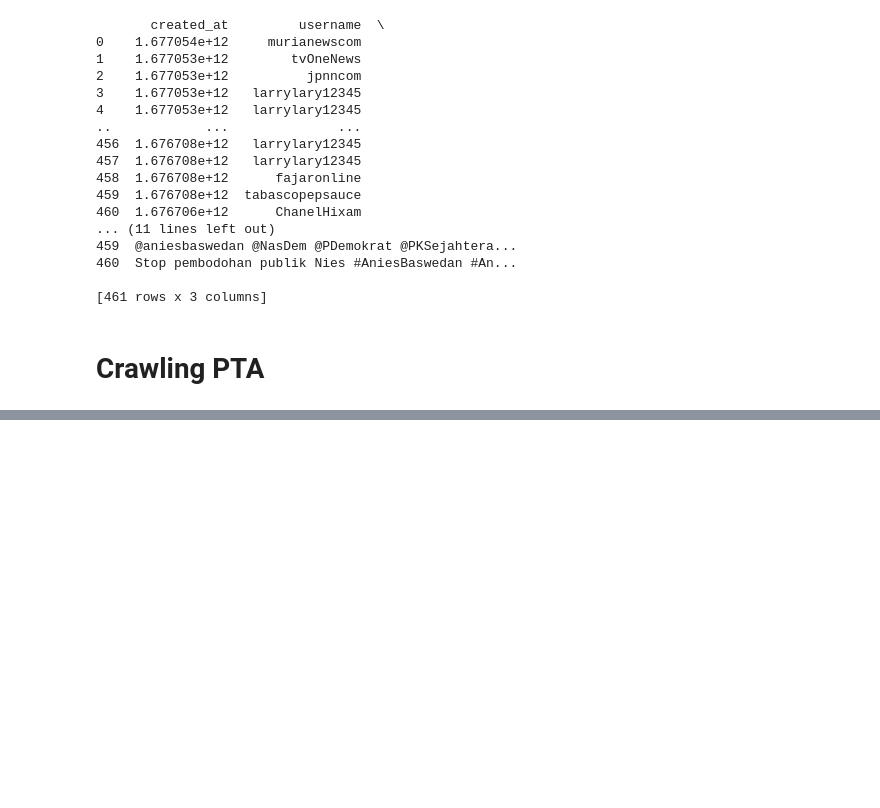
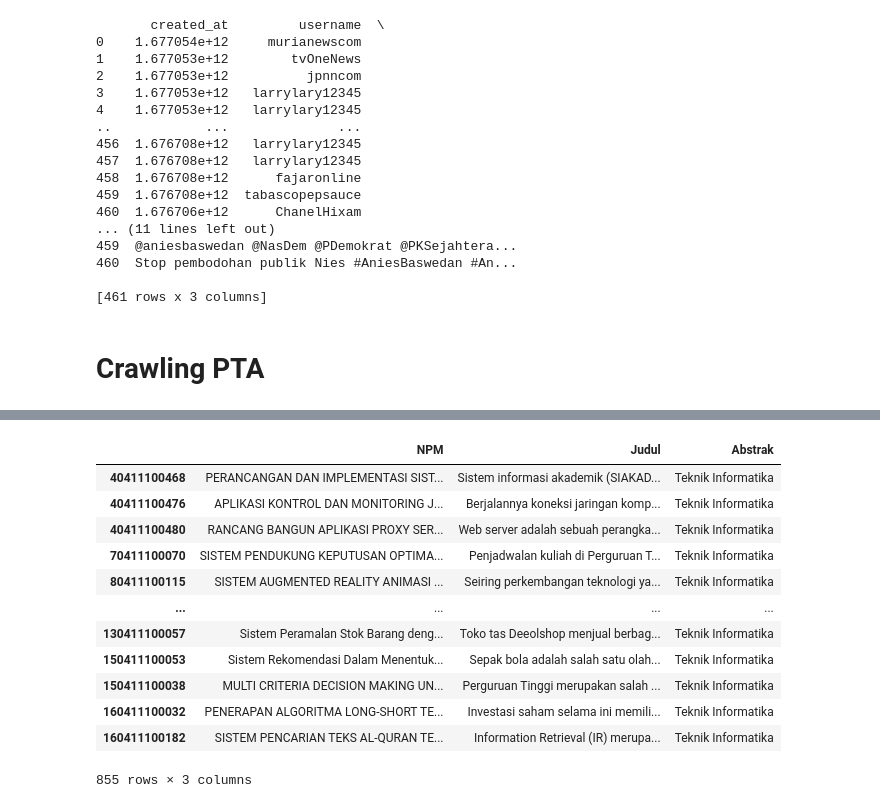
Before and after one commit to ABDHanifAzhari/prosaindata, a Jupyter notebook: _sources/Tugas_PSD/Crawling.ipynb, the cells around one changed output, grey strips where cells are left out. Saved outputs shown, nothing was run; the diff lists cells and outputs as text; code cells hidden in the pictures; blank space fills up the shorter version.

```diff
--- a/_sources/Tugas_PSD/Crawling.ipynb
+++ b/_sources/Tugas_PSD/Crawling.ipynb
@@ -116,0 +175,18 @@ data.to_csv("/content/drive/MyDrive/prosaindata/tugas/Tugas_PSD/dataAnis.csv", i
+# %%
+import pandas as pd
+df = pd.read_csv('/content/drive/MyDrive/prosaindata/tugas/Tugas_PSD/crawling_pta.csv')
+df
+# %% [output]
+|  | NPM | Judul | Abstrak |
+| 40411100468 | PERANCANGAN DAN IMPLEMENTASI SIST... | Sistem informasi akademik (SIAKAD... | Teknik Informatika |
+| 40411100476 | APLIKASI KONTROL DAN MONITORING J... | Berjalannya koneksi jaringan komp... | Teknik Informatika |
+| 40411100480 | RANCANG BANGUN APLIKASI PROXY SER... | Web server adalah sebuah perangka... | Teknik Informatika |
+| 70411100070 | SISTEM PENDUKUNG KEPUTUSAN OPTIMA... | Penjadwalan kuliah di Perguruan T... | Teknik Informatika |
+| 80411100115 | SISTEM AUGMENTED REALITY ANIMASI ... | Seiring perkembangan teknologi ya... | Teknik Informatika |
+| ... | ... | ... | ... |
+| 130411100057 | Sistem Peramalan Stok Barang deng... | Toko tas Deeolshop menjual berbag... | Teknik Informatika |
+| 150411100053 | Sistem Rekomendasi Dalam Menentuk... | Sepak bola adalah salah satu olah... | Teknik Informatika |
+| 150411100038 | MULTI CRITERIA DECISION MAKING UN... | Perguruan Tinggi merupakan salah ... | Teknik Informatika |
+| 160411100032 | PENERAPAN ALGORITMA LONG-SHORT TE... | Investasi saham selama ini memili... | Teknik Informatika |
+| 160411100182 | SISTEM PENCARIAN TEKS AL-QURAN TE... | Information Retrieval (IR) merupa... | Teknik Informatika |
+855 rows × 3 columns
```
Also changed, not shown: parts of 4 cells of this notebook, 9 other files.
